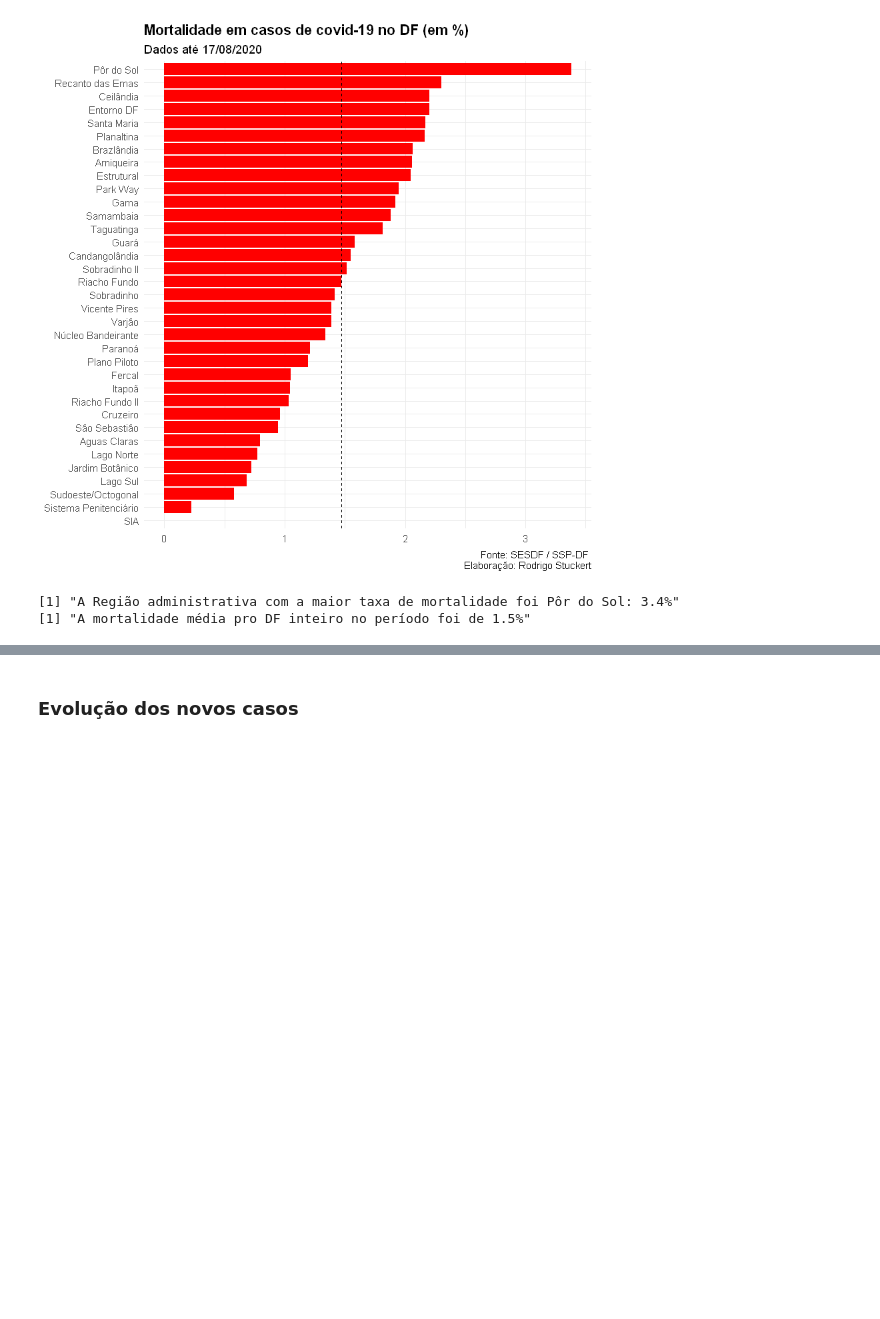
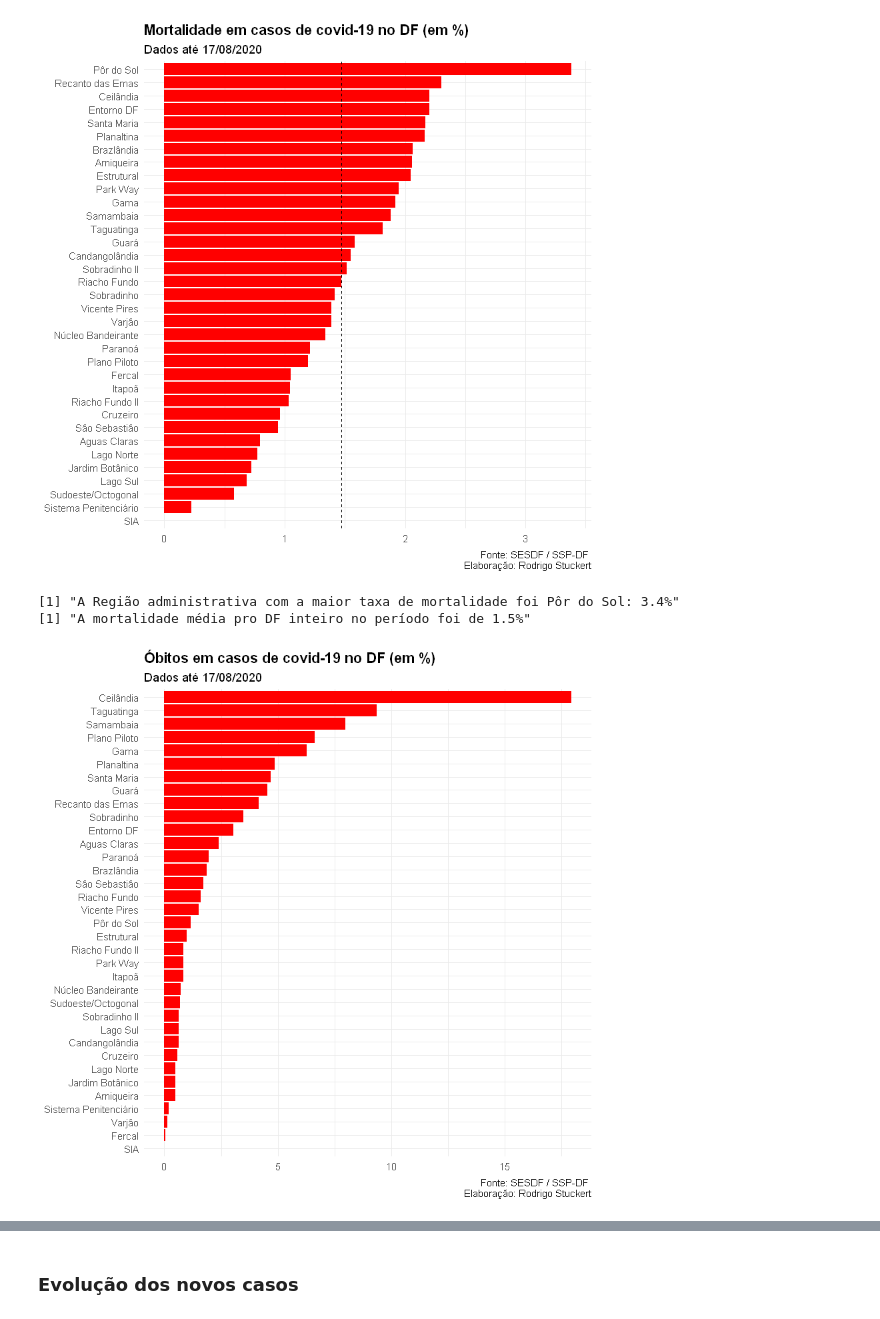
Before and after one commit to rstuckert3/covid_df, a Jupyter notebook: covid_notebook.ipynb, the cells around one changed output, grey strips where cells are left out. Drawn from its saved outputs; the diff is of its cells as text; code cells hidden in the pictures; blank space fills up the shorter version.

Commit message:
Added new visuals

```diff
--- a/covid_notebook.ipynb
+++ b/covid_notebook.ipynb
@@ -368,3 +368,17 @@ print(stringr::str_c("A mortalidade média pro DF inteiro no período foi de ",
 # %% [output]
 [1] "A Região administrativa com a maior taxa de mortalidade foi Pôr do Sol: 3.4%"
 [1] "A mortalidade média pro DF inteiro no período foi de 1.5%"
+# %%
+df_RA %>%
+ filter(RA != "Não Informado", RA != "Outros Estados") %>%
+ ggplot(aes(x = reorder(RA, pct_obitos), y = pct_obitos * 100)) +
+ geom_bar(stat = "identity", fill = "red") +
+ coord_flip() +  # Deixa o gráfico na horizontal
+ theme_minimal() + # Fundo branco
+ theme(plot.title = element_text(face = "bold")) + # Título em negrito
+ labs(x = NULL, y = NULL,
+      title = "Óbitos em casos de covid-19 no DF (em %)",
+      subtitle = stringr::str_c("Dados até ", last_update),
+      caption = "Fonte: SESDF / SSP-DF \n Elaboração: Rodrigo Stuckert") # Rodapé
+# %% [output]
+[figure, added]
```
Also changed, not shown: parts of 2 cells of this notebook.
